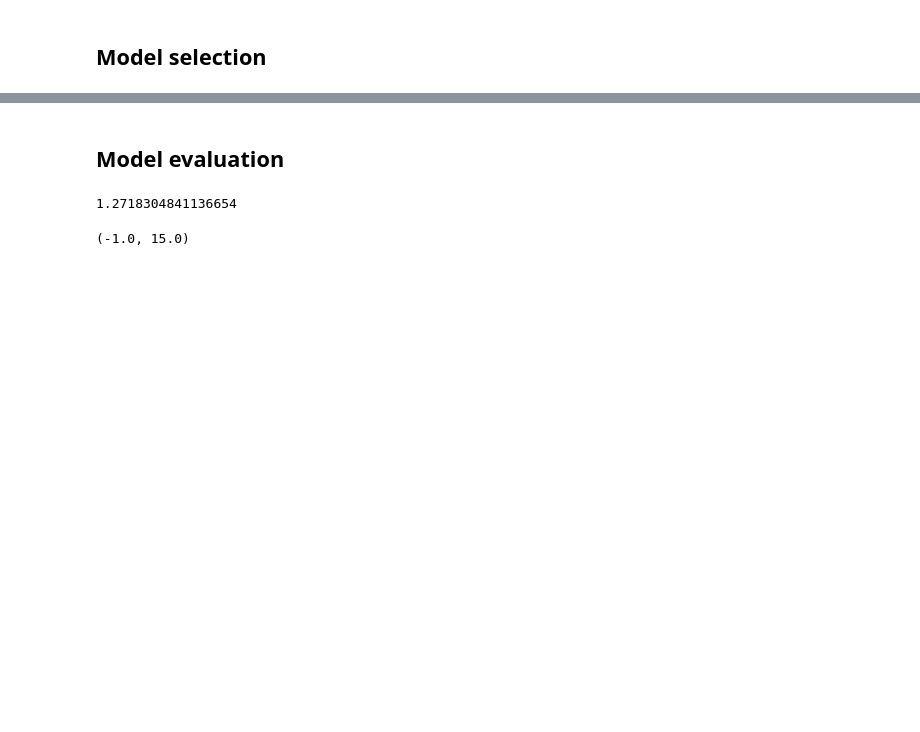
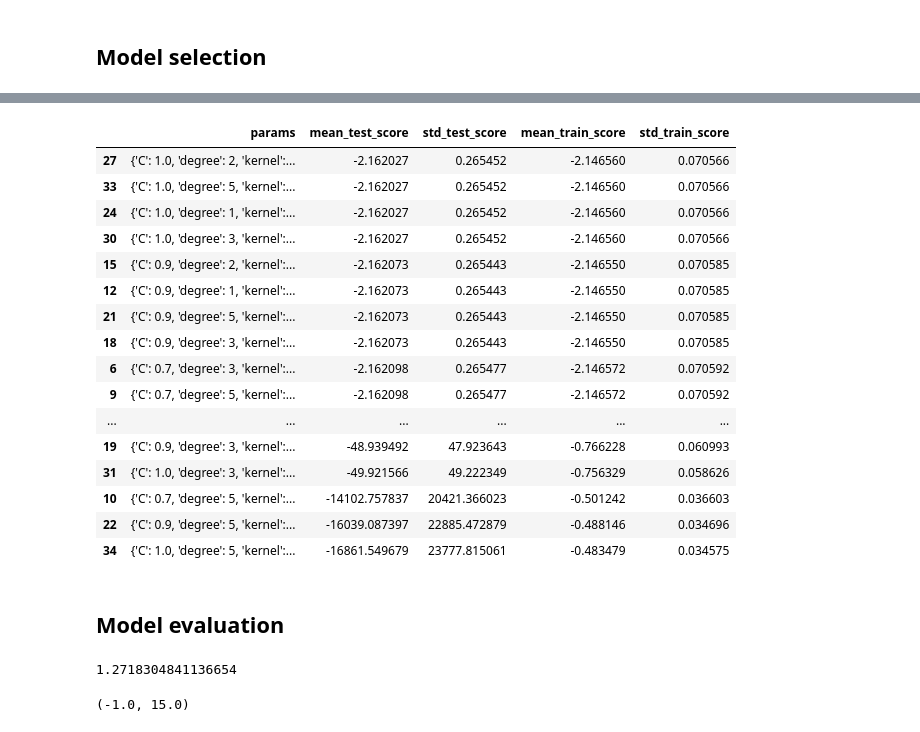
Before and after one commit to sachamuller/velosafe, a Jupyter notebook: examples/Modèle.ipynb, the cells around one changed output, grey strips where cells are left out. Cells and saved outputs as stored; diff of their text form; code cells hidden in the pictures; blank space fills up the shorter version.

```diff
--- a/examples/Modèle.ipynb
+++ b/examples/Modèle.ipynb
@@ -80,3 +112,30 @@ random_forest_perf
+# %%
+svm_model, svm_perf = grid_search(
+    SVR(),
+    {"C": [0.7, 0.9, 1.], "degree": [1,2,3], "kernel":["linear",  "rbf"]},
+    X_train,
+    y_train,
+    scaler=StandardScaler(),
+)
+svm_perf
+# %% [output]
+|  | params | mean_test_score | std_test_score | mean_train_score | std_train_score |
+| 27 | {'C': 1.0, 'degree': 2, 'kernel':... | -2.162027 | 0.265452 | -2.146560 | 0.070566 |
+| 33 | {'C': 1.0, 'degree': 5, 'kernel':... | -2.162027 | 0.265452 | -2.146560 | 0.070566 |
+| 24 | {'C': 1.0, 'degree': 1, 'kernel':... | -2.162027 | 0.265452 | -2.146560 | 0.070566 |
+| 30 | {'C': 1.0, 'degree': 3, 'kernel':... | -2.162027 | 0.265452 | -2.146560 | 0.070566 |
+| 15 | {'C': 0.9, 'degree': 2, 'kernel':... | -2.162073 | 0.265443 | -2.146550 | 0.070585 |
+| 12 | {'C': 0.9, 'degree': 1, 'kernel':... | -2.162073 | 0.265443 | -2.146550 | 0.070585 |
+| 21 | {'C': 0.9, 'degree': 5, 'kernel':... | -2.162073 | 0.265443 | -2.146550 | 0.070585 |
+| 18 | {'C': 0.9, 'degree': 3, 'kernel':... | -2.162073 | 0.265443 | -2.146550 | 0.070585 |
+| 6 | {'C': 0.7, 'degree': 3, 'kernel':... | -2.162098 | 0.265477 | -2.146572 | 0.070592 |
+| 9 | {'C': 0.7, 'degree': 5, 'kernel':... | -2.162098 | 0.265477 | -2.146572 | 0.070592 |
+| ... | ... | ... | ... | ... | ... |
+| 19 | {'C': 0.9, 'degree': 3, 'kernel':... | -48.939492 | 47.923643 | -0.766228 | 0.060993 |
+| 31 | {'C': 1.0, 'degree': 3, 'kernel':... | -49.921566 | 49.222349 | -0.756329 | 0.058626 |
+| 10 | {'C': 0.7, 'degree': 5, 'kernel':... | -14102.757837 | 20421.366023 | -0.501242 | 0.036603 |
+| 22 | {'C': 0.9, 'degree': 5, 'kernel':... | -16039.087397 | 22885.472879 | -0.488146 | 0.034696 |
+| 34 | {'C': 1.0, 'degree': 5, 'kernel':... | -16861.549679 | 23777.815061 | -0.483479 | 0.034575 |
 # %% [markdown]
 ## Model evaluation
 # %%
```
Also changed, not shown: parts of 13 cells of this notebook, 1 other file.
